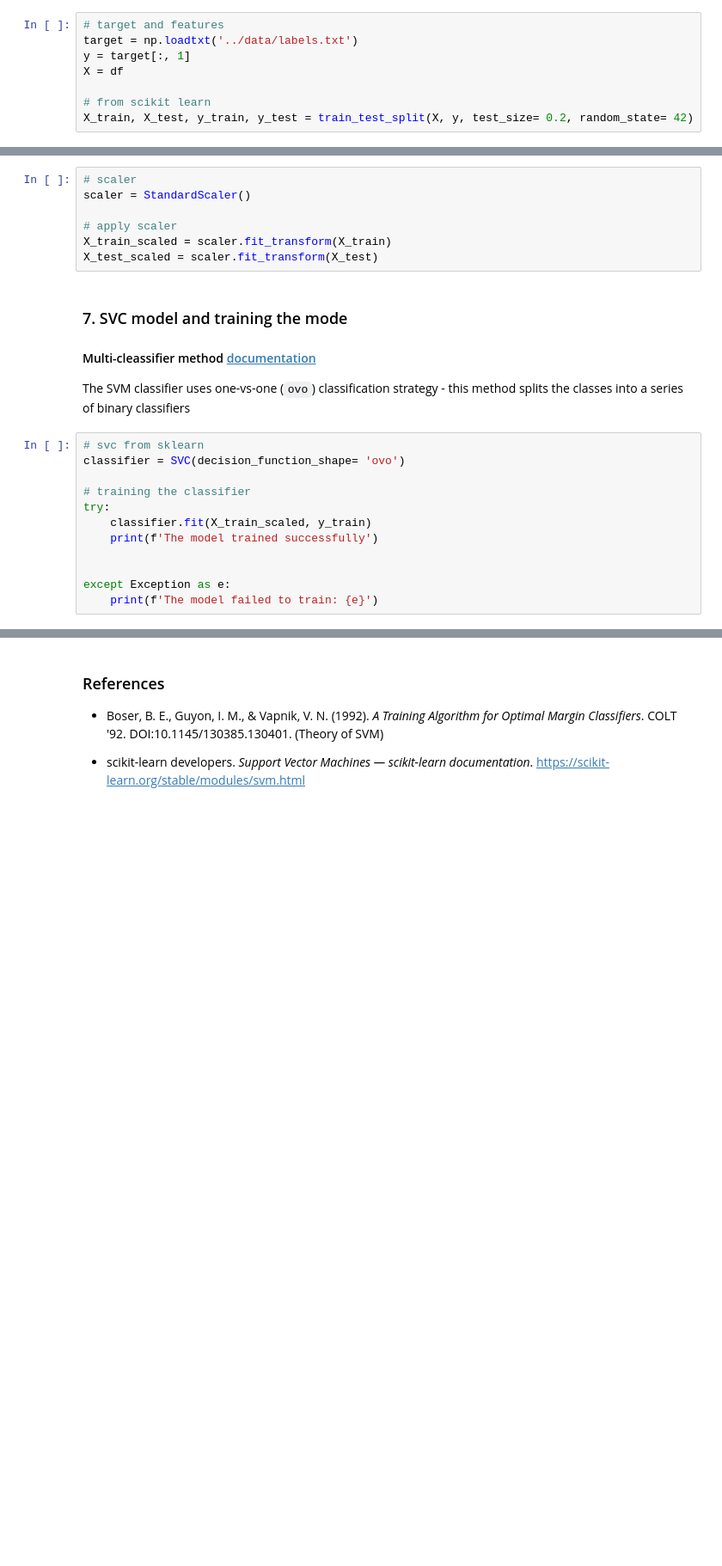
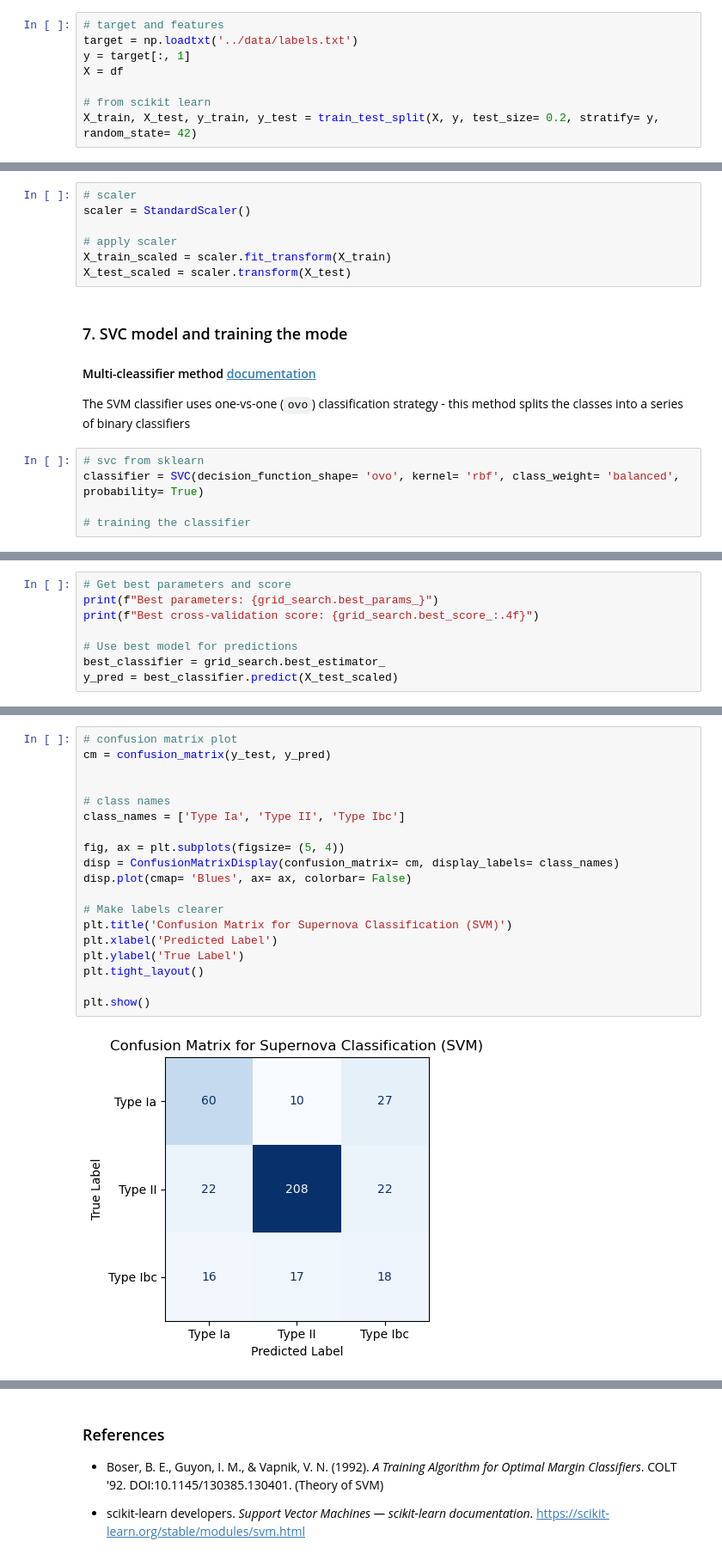
Before and after one commit to topollonaketsana/Data--Analysis, a Jupyter notebook: Supernovae_Classification/notebook/svm.ipynb, the cells around one changed output, grey strips where cells are left out. Shown at 86% size. Drawn from its saved outputs; the diff is of its cells as text; blank space fills up the shorter version.

```diff
--- a/Supernovae_Classification/notebook/svm.ipynb
+++ b/Supernovae_Classification/notebook/svm.ipynb
@@ -242,4 +243,4 @@ y = target[:, 1]
 X = df
 
 # from scikit learn
-X_train, X_test, y_train, y_test = train_test_split(X, y, test_size= 0.2, random_state= 42)
+X_train, X_test, y_train, y_test = train_test_split(X, y, test_size= 0.2, stratify= y, random_state= 42)
@@ -272,7 +287,7 @@ scaler = StandardScaler()
 
 # apply scaler
 X_train_scaled = scaler.fit_transform(X_train)
-X_test_scaled = scaler.fit_transform(X_test)
+X_test_scaled = scaler.transform(X_test)
 # %% [markdown]
 ### 7. SVC model and training the mode
 
@@ -280,13 +295,6 @@ X_test_scaled = scaler.fit_transform(X_test)
 The SVM classifier uses one-vs-one (`ovo`) classification strategy - this method splits the classes into a series of binary classifiers
 # %%
 # svc from sklearn
-classifier = SVC(decision_function_shape= 'ovo')
+classifier = SVC(decision_function_shape= 'ovo', kernel= 'rbf', class_weight= 'balanced', probability= True)
 
 # training the classifier
-try:
-    classifier.fit(X_train_scaled, y_train)
-    print(f'The model trained successfully')
-
-
-except Exception as e:
-    print(f'The model failed to train: {e}')
@@ -299,0 +333,8 @@ pred = classifier.predict(X_test_scaled)
+# %%
+# Get best parameters and score
+print(f"Best parameters: {grid_search.best_params_}")
+print(f"Best cross-validation score: {grid_search.best_score_:.4f}")
+
+# Use best model for predictions
+best_classifier = grid_search.best_estimator_
+y_pred = best_classifier.predict(X_test_scaled)
@@ -317,0 +361,21 @@ To find the perfomance without using the sklearn functions
+# %%
+# confusion matrix plot
+cm = confusion_matrix(y_test, y_pred)
+
+
+# class names
+class_names = ['Type Ia', 'Type II', 'Type Ibc']
+
+fig, ax = plt.subplots(figsize= (5, 4))
+disp = ConfusionMatrixDisplay(confusion_matrix= cm, display_labels= class_names)
+disp.plot(cmap= 'Blues', ax= ax, colorbar= False)
+
+# Make labels clearer
+plt.title('Confusion Matrix for Supernova Classification (SVM)')
+plt.xlabel('Predicted Label')
+plt.ylabel('True Label')
+plt.tight_layout()
+
+plt.show()
+# %% [output]
+[figure, added]
```
Also changed, not shown: parts of 20 cells of this notebook, 4 other files.
